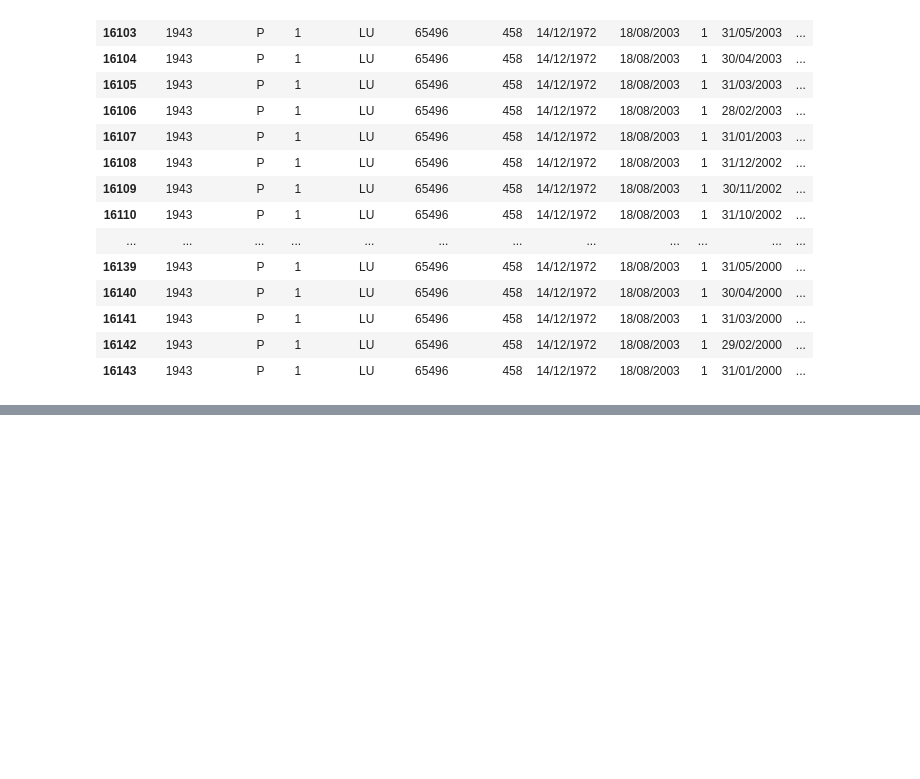
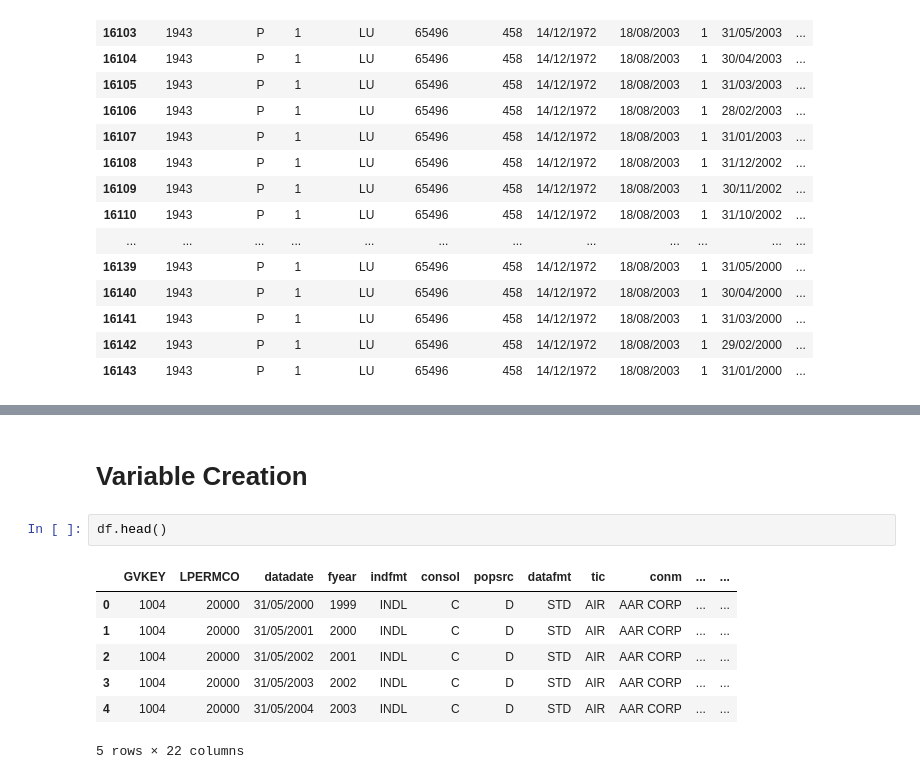
Before and after one commit to evamferreira/Thesis_Rep, a Jupyter notebook: Data/data_treat.ipynb, the cells around one changed output, grey strips where cells are left out. Drawn from its saved outputs; the diff is of its cells as text; blank space fills up the shorter version.

```diff
--- a/Data/data_treat.ipynb
+++ b/Data/data_treat.ipynb
@@ -261,0 +302,12 @@ price2.loc[price2['tic']=='BMMI']
+# %% [markdown]
+# Variable Creation
+# %%
+df.head()
+# %% [output]
+|  | GVKEY | LPERMCO | datadate | fyear | indfmt | consol | popsrc | datafmt | tic | conm | ... | ... |
+| 0 | 1004 | 20000 | 31/05/2000 | 1999 | INDL | C | D | STD | AIR | AAR CORP | ... | ... |
+| 1 | 1004 | 20000 | 31/05/2001 | 2000 | INDL | C | D | STD | AIR | AAR CORP | ... | ... |
+| 2 | 1004 | 20000 | 31/05/2002 | 2001 | INDL | C | D | STD | AIR | AAR CORP | ... | ... |
+| 3 | 1004 | 20000 | 31/05/2003 | 2002 | INDL | C | D | STD | AIR | AAR CORP | ... | ... |
+| 4 | 1004 | 20000 | 31/05/2004 | 2003 | INDL | C | D | STD | AIR | AAR CORP | ... | ... |
+5 rows × 22 columns
```
Also changed, not shown: parts of 9 cells of this notebook, 2 other files.
